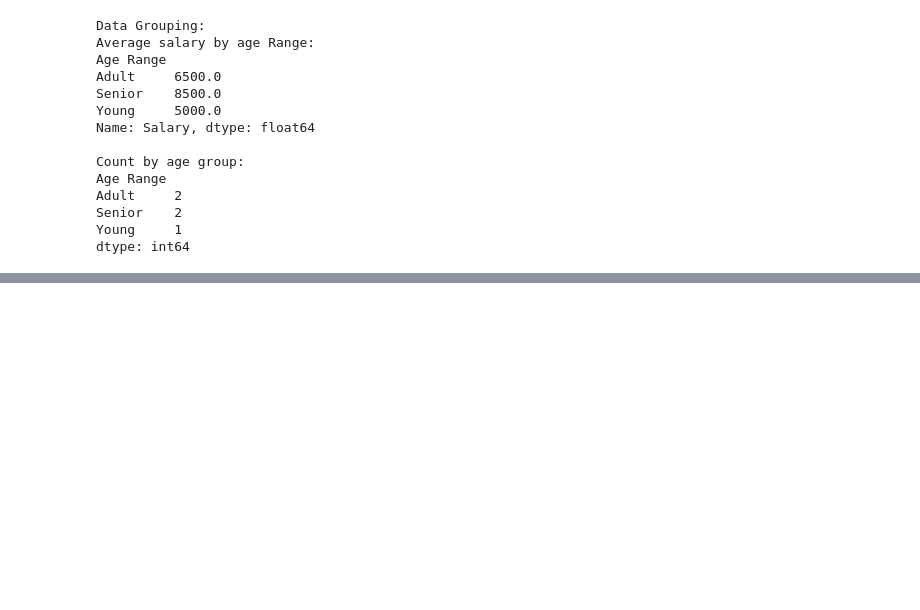
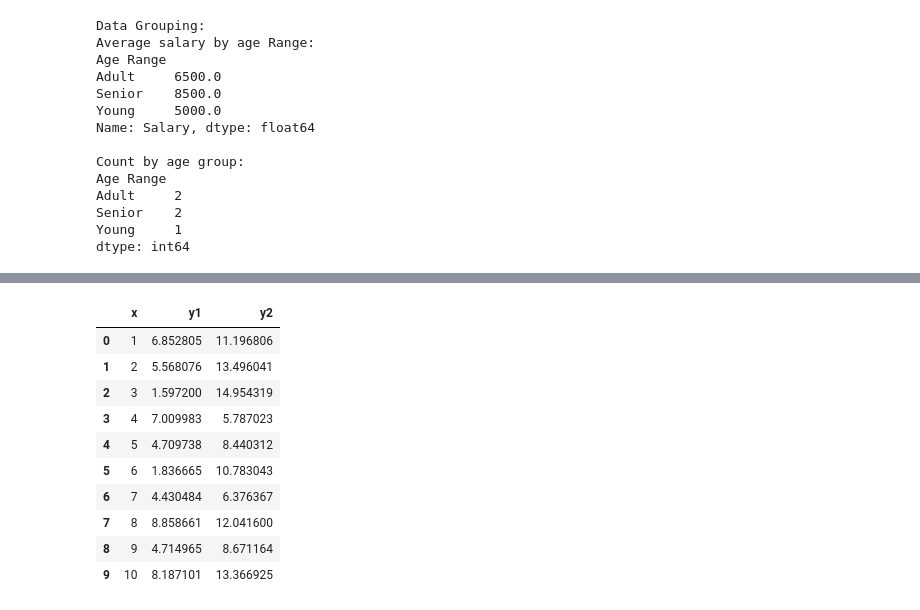
Before and after one commit to eduardowanderleyde/data-engineer-code-pattern, a Jupyter notebook: Pandas-Manipulation/Pandas-Manipulation.ipynb, the cells around one changed output, grey strips where cells are left out. Saved outputs shown, nothing was run; the diff lists cells and outputs as text; code cells hidden in the pictures; blank space fills up the shorter version.

```diff
--- a/Pandas-Manipulation/Pandas-Manipulation.ipynb
+++ b/Pandas-Manipulation/Pandas-Manipulation.ipynb
@@ -326,0 +426,14 @@ DataFrame for I/O demonstration:
+# %%
+df_vis
+# %% [output]
+|  | x | y1 | y2 |
+| 0 | 1 | 6.852805 | 11.196806 |
+| 1 | 2 | 5.568076 | 13.496041 |
+| 2 | 3 | 1.597200 | 14.954319 |
+| 3 | 4 | 7.009983 | 5.787023 |
+| 4 | 5 | 4.709738 | 8.440312 |
+| 5 | 6 | 1.836665 | 10.783043 |
+| 6 | 7 | 4.430484 | 6.376367 |
+| 7 | 8 | 8.858661 | 12.041600 |
+| 8 | 9 | 4.714965 | 8.671164 |
+| 9 | 10 | 8.187101 | 13.366925 |
```
Also changed, not shown: parts of 9 cells of this notebook.
